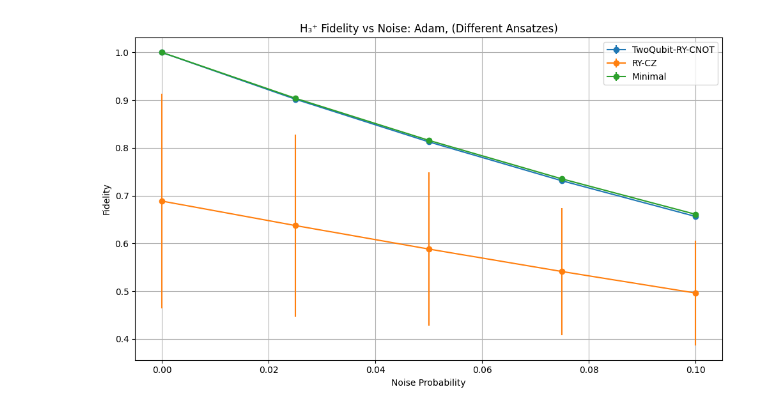
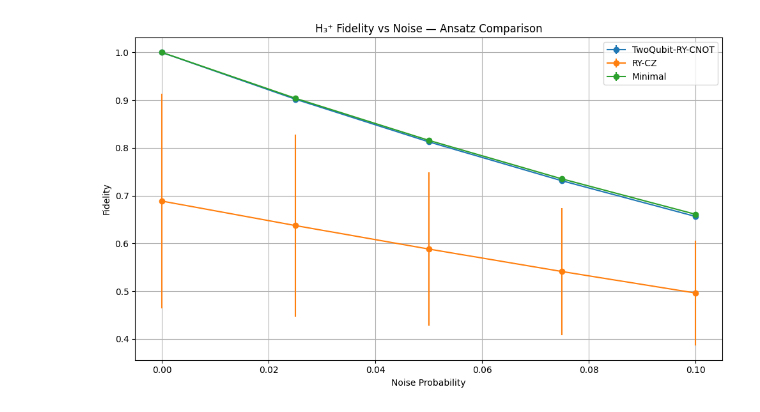
Before and after one commit to SidRichardsQuantum/Variational_Quantum_Eigensolver, a Jupyter notebook: notebooks/vqe/H3plus/Noise_Scan.ipynb, the cells around one changed output. Cells and saved outputs as stored; diff of their text form; code cells hidden in the pictures.

```diff
--- a/notebooks/vqe/H3plus/Noise_Scan.ipynb
+++ b/notebooks/vqe/H3plus/Noise_Scan.ipynb
@@ -174 +232,14 @@ def compute_noise_stats(noise_values, ansatz_name=None,
+# %%
+# Reference noiseless states & energies
+
+noiseless_results = [
+    run_vqe_with_cache(s, noisy=False, optimizer_name=optimizer_name)
+    for s in seeds
+]
+
+noiseless_energies = [r[0][-1] for r in noiseless_results]
+noiseless_states = [r[2] for r in noiseless_results]
+
+reference_energy = np.mean(noiseless_energies)
+pure_state = noiseless_states[0]
 # %%
@@ -280,30 +344,38 @@ plt.show()
 # %%
-# Plot ansatz comparison under depolarizing noise only
+# Ansatz comparison (depolarizing only)
+
 plt.figure(figsize=(10, 6))
+
 for ansatz_name in ANSATZES:
-    # Pure state and energy from noiseless run
-    noiseless_results = [run_vqe_with_cache(s, noisy=False, optimizer_name=optimizer_name, ansatz_name=ansatz_name) for s in seeds]
 
-    # Extract energies and states from the same runs
-    noiseless_energies = [r[0][-1] for r in noiseless_results]
-    noiseless_states   = [r[2] for r in noiseless_results]
+    noiseless_results = [
+        run_vqe_with_cache(s, noisy=False, optimizer_name=optimizer_name, ansatz_name=ansatz_name)
+        for s in seeds
+    ]
 
-    # Use first state as reference
-    reference_energy = np.mean(noiseless_energies)
-    pure_state = noiseless_states[0]
+    energies0 = [r[0][-1] for r in noiseless_results]
+    states0 = [r[2] for r in noiseless_results]
 
-    _, _, fid_means, fid_stds = compute_noise_stats(
-        noise_levels, ansatz_name=ansatz_name, dep_prob=1, amp_prob=0, optimizer_name=optimizer_name
+    reference_energy = np.mean(energies0)
+    pure_state = states0[0]
+
+    _, _, fid_mean, fid_std = compute_noise_stats(
+        noise_levels,
+        ansatz_name=ansatz_name,
+        dep_prob=1,
+        amp_prob=0,
+        optimizer_name=optimizer_name,
     )
-    plt.errorbar(noise_levels, fid_means, yerr=fid_stds, fmt='o-', label=ansatz_name)
+
+    plt.errorbar(noise_levels, fid_mean, yerr=fid_std, fmt="o-", label=ansatz_name)
 
 plt.xlabel("Noise Probability")
 plt.ylabel("Fidelity")
-plt.title(f"H₃⁺ Fidelity vs Noise: {optimizer_name}, (Different Ansatzes)")
+plt.title("H₃⁺ Fidelity vs Noise — Ansatz Comparison")
 plt.legend()
 plt.grid(True)
 plt.tight_layout()
-plt.savefig(f"{IMG_DIR}/H3plus_Noise_Error_Ansatz_Comparison_{optimizer_name}.png", dpi=300)
+plt.savefig(f"{IMG_DIR}/H3plus_Noise_Ansatzes.png", dpi=300)
 plt.show()
 # %% [output]
-[figure, old version]
+[figure, new version]
```
Also changed, not shown: parts of 11 cells of this notebook, 10 other files.
